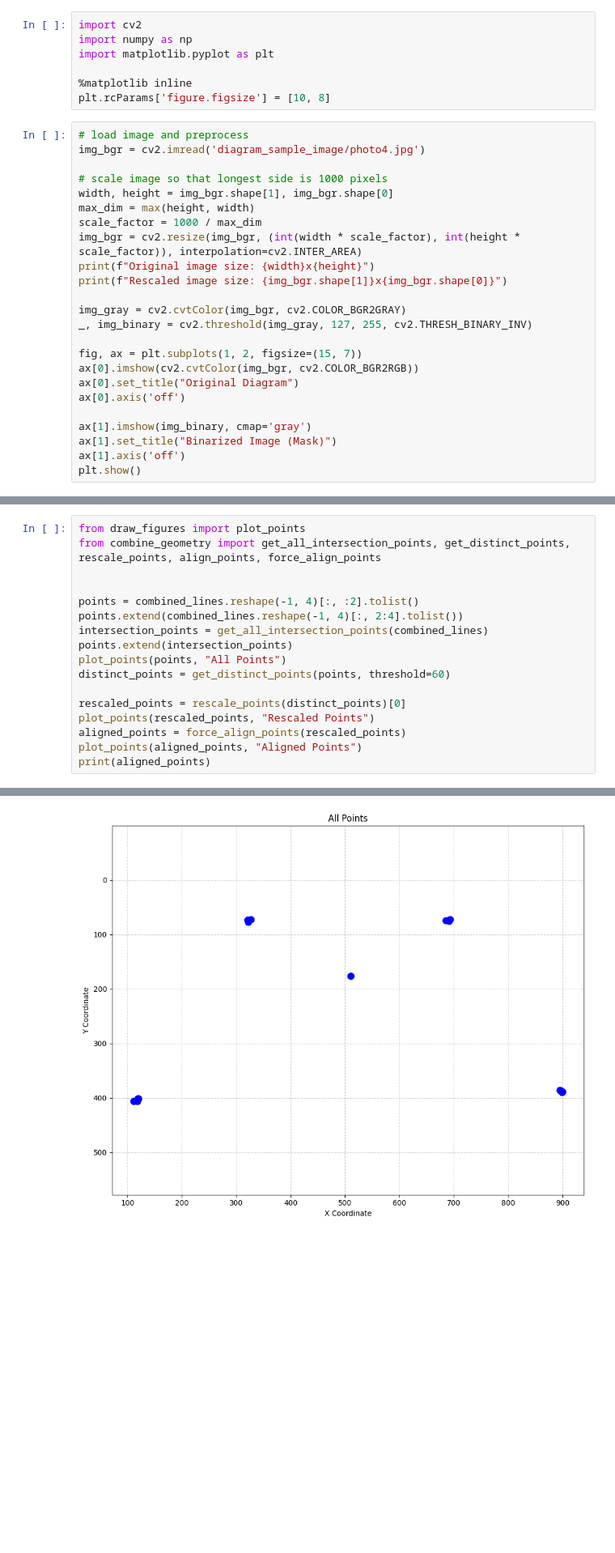
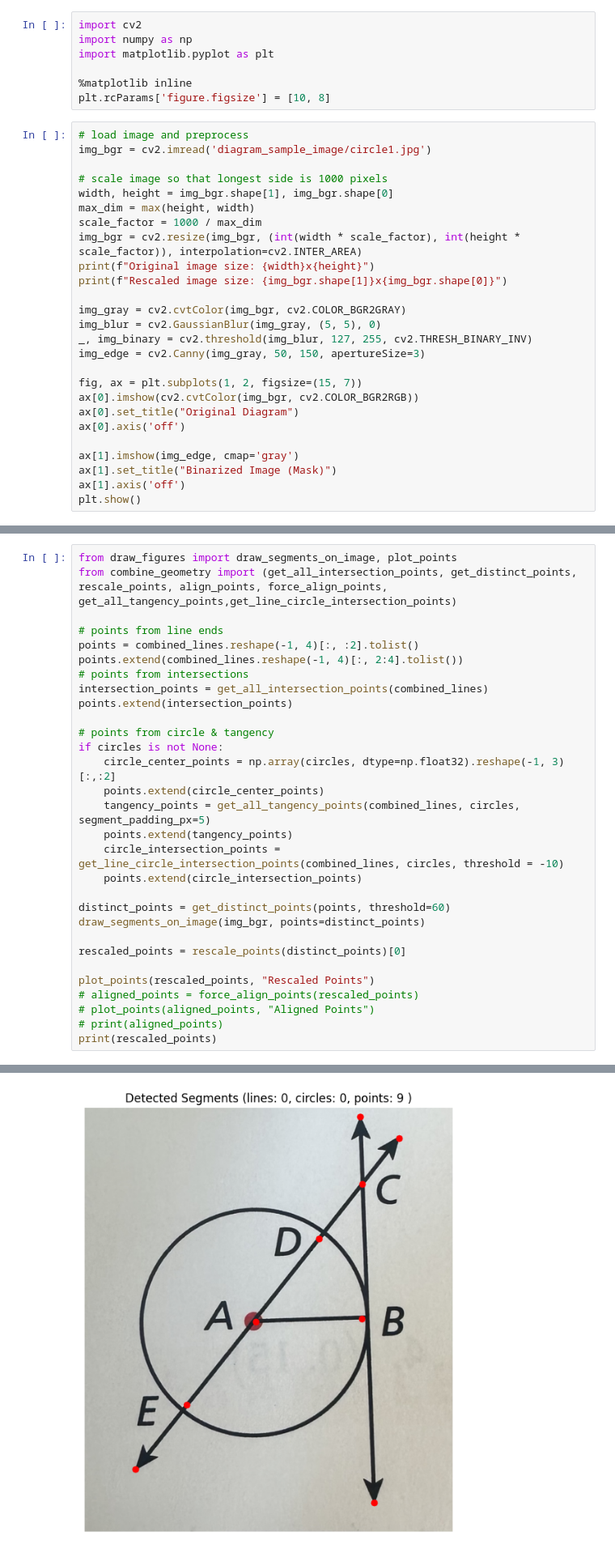
Before and after one commit to hsharriman/geo-proof-dataset, a Jupyter notebook: coordinate_extraction/coord_extraction.ipynb, the cells around one changed output, grey strips where cells are left out. Shown at 81% size. Cells and saved outputs as stored; diff of their text form; blank space fills up the shorter version.

```diff
--- a/coordinate_extraction/coord_extraction.ipynb
+++ b/coordinate_extraction/coord_extraction.ipynb
@@ -7,7 +7,7 @@ import matplotlib.pyplot as plt
 plt.rcParams['figure.figsize'] = [10, 8]
 # %%
 # load image and preprocess
-img_bgr = cv2.imread('diagram_sample_image/photo4.jpg')
+img_bgr = cv2.imread('diagram_sample_image/circle1.jpg')
 
 # scale image so that longest side is 1000 pixels
 width, height = img_bgr.shape[1], img_bgr.shape[0]
@@ -18,14 +18,16 @@ print(f"Original image size: {width}x{height}")
 print(f"Rescaled image size: {img_bgr.shape[1]}x{img_bgr.shape[0]}")
 
 img_gray = cv2.cvtColor(img_bgr, cv2.COLOR_BGR2GRAY)
-_, img_binary = cv2.threshold(img_gray, 127, 255, cv2.THRESH_BINARY_INV)
+img_blur = cv2.GaussianBlur(img_gray, (5, 5), 0)
+_, img_binary = cv2.threshold(img_blur, 127, 255, cv2.THRESH_BINARY_INV)
+img_edge = cv2.Canny(img_gray, 50, 150, apertureSize=3)
 
 fig, ax = plt.subplots(1, 2, figsize=(15, 7))
 ax[0].imshow(cv2.cvtColor(img_bgr, cv2.COLOR_BGR2RGB))
 ax[0].set_title("Original Diagram")
 ax[0].axis('off')
 
-ax[1].imshow(img_binary, cmap='gray')
+ax[1].imshow(img_edge, cmap='gray')
 ax[1].set_title("Binarized Image (Mask)")
 ax[1].axis('off')
 plt.show()
@@ -52,18 +71,31 @@ draw_segments_on_image(line_img, combined_lines)
 # %%
-from draw_figures import plot_points
-from combine_geometry import get_all_intersection_points, get_distinct_points, rescale_points, align_points, force_align_points
+from draw_figures import draw_segments_on_image, plot_points
+from combine_geometry import (get_all_intersection_points, get_distinct_points, rescale_points, align_points, force_align_points, get_all_tangency_points,get_line_circle_intersection_points)
 
-
+# points from line ends
 points = combined_lines.reshape(-1, 4)[:, :2].tolist()
 points.extend(combined_lines.reshape(-1, 4)[:, 2:4].tolist())
+# points from intersections
 intersection_points = get_all_intersection_points(combined_lines)
 points.extend(intersection_points)
-plot_points(points, "All Points")
+
+# points from circle & tangency
+if circles is not None:
+    circle_center_points = np.array(circles, dtype=np.float32).reshape(-1, 3)[:,:2]
+    points.extend(circle_center_points)
+    tangency_points = get_all_tangency_points(combined_lines, circles, segment_padding_px=5)
+    points.extend(tangency_points)
+    circle_intersection_points = get_line_circle_intersection_points(combined_lines, circles, threshold = -10)
+    points.extend(circle_intersection_points)
+
 distinct_points = get_distinct_points(points, threshold=60)
+draw_segments_on_image(img_bgr, points=distinct_points)
 
 rescaled_points = rescale_points(distinct_points)[0]
+
 plot_points(rescaled_points, "Rescaled Points")
-aligned_points = force_align_points(rescaled_points)
-plot_points(aligned_points, "Aligned Points")
-print(aligned_points)
+# aligned_points = force_align_points(rescaled_points)
+# plot_points(aligned_points, "Aligned Points")
+# print(aligned_points)
+print(rescaled_points)
 # %% [output]
@@ -71 +106 @@ Found 5 valid segment intersection points:
-[figure, old version]
+[figure, new version]
```
Also changed, not shown: parts of 5 cells of this notebook, 2 other files.
